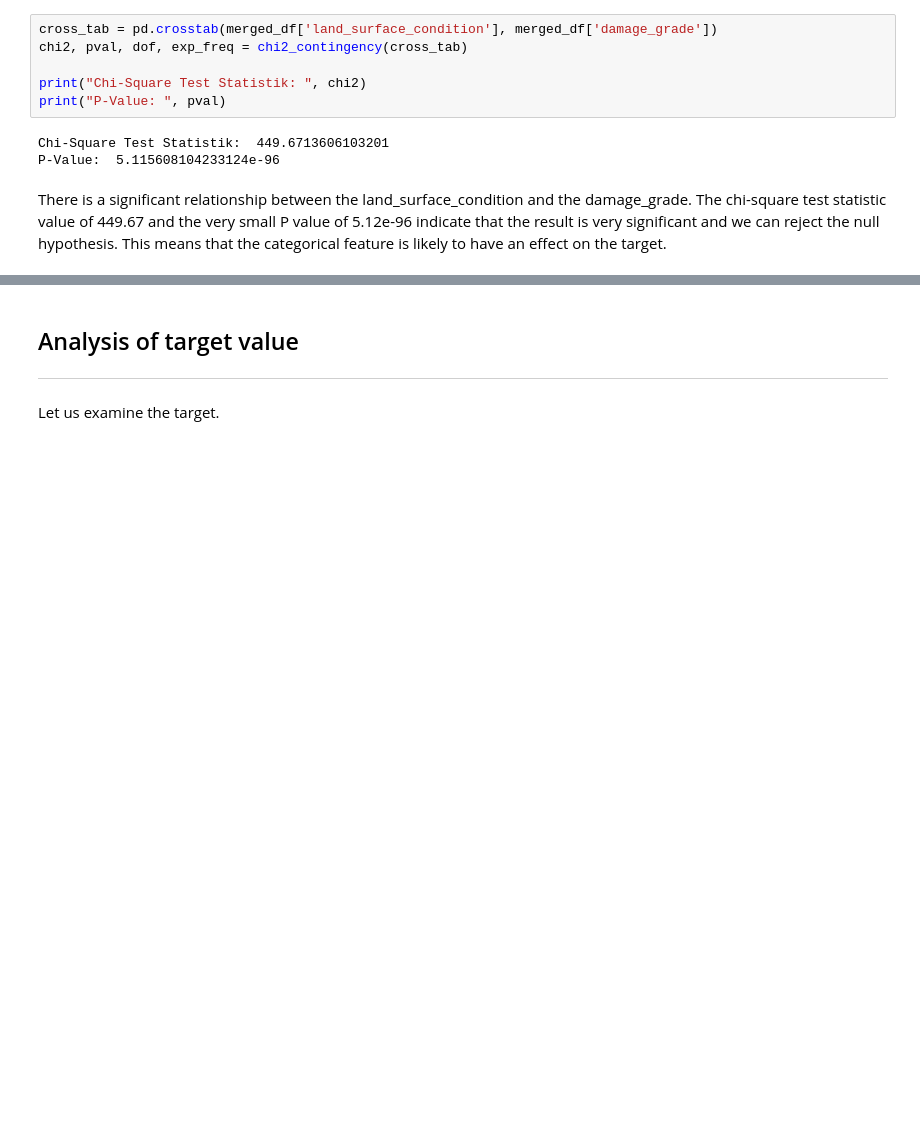
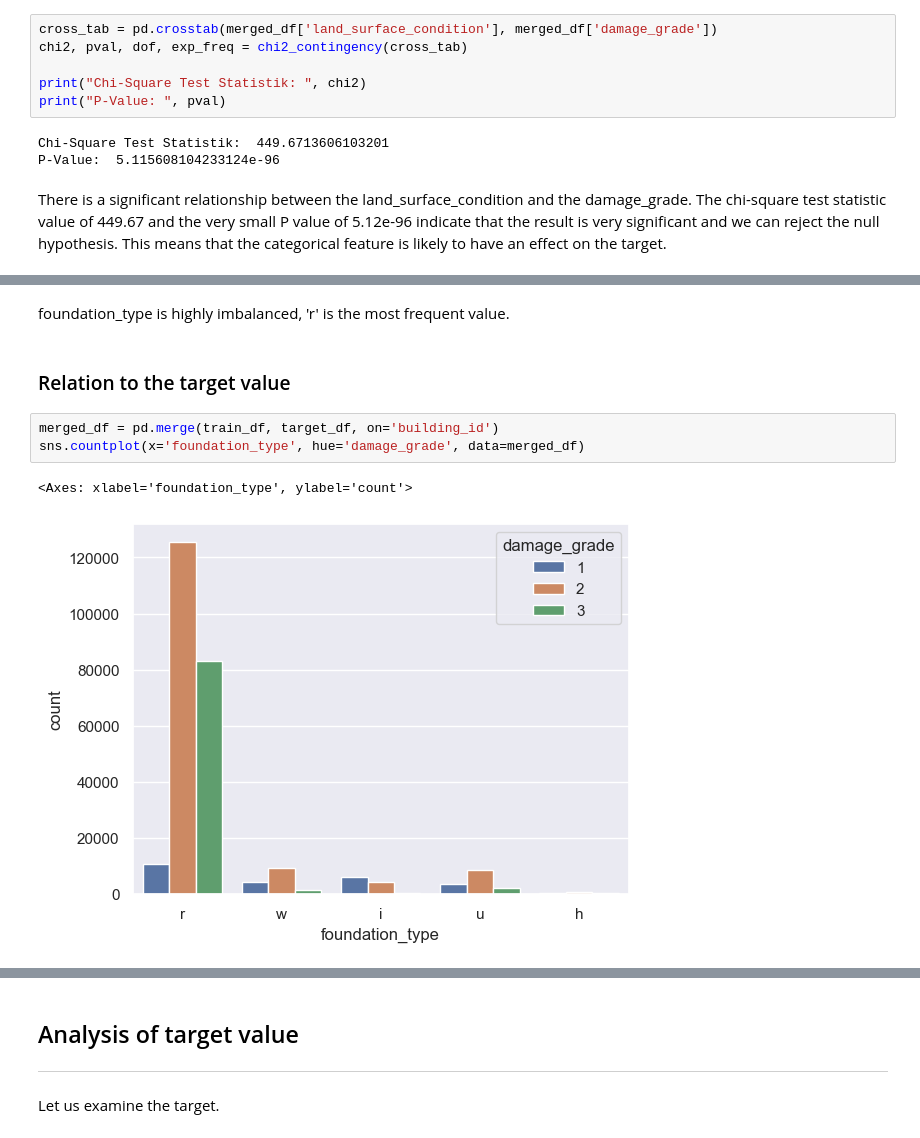
Before and after one commit to Sidies/-2015_Gorkha_earthquake_damage_prediction, a Jupyter notebook: notebooks/Exploration.ipynb, the cells around one changed output, grey strips where cells are left out. Drawn from its saved outputs; the diff is of its cells as text; blank space fills up the shorter version.

```diff
--- a/notebooks/Exploration.ipynb
+++ b/notebooks/Exploration.ipynb
@@ -434,0 +454,10 @@ There is a significant relationship between the land_surface_condition and the d
+# %% [markdown]
+foundation_type is highly imbalanced, 'r' is the most frequent value.
+# %% [markdown]
+### Relation to the target value
+# %%
+merged_df = pd.merge(train_df, target_df, on='building_id')
+sns.countplot(x='foundation_type', hue='damage_grade', data=merged_df)
+# %% [output]
+<Axes: xlabel='foundation_type', ylabel='count'>
+[figure, added]
```
Also changed, not shown: parts of 6 cells of this notebook.
